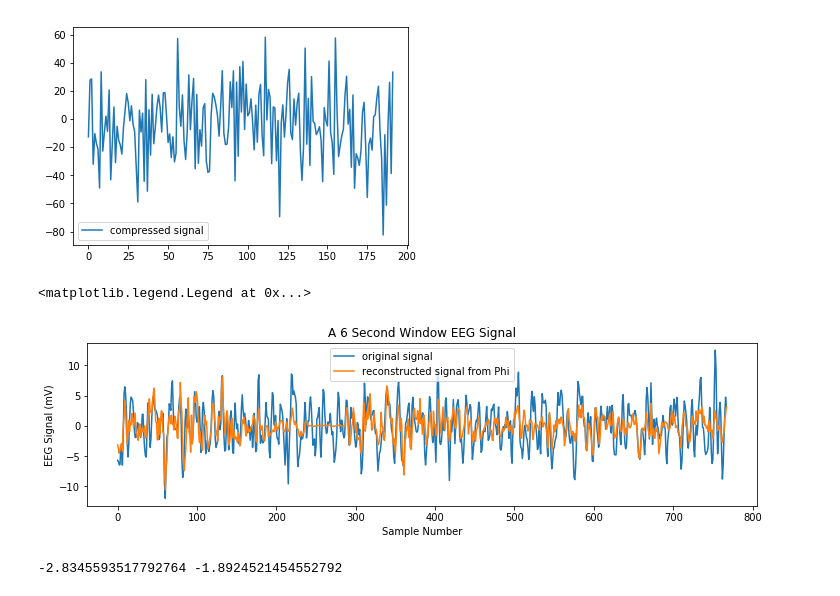
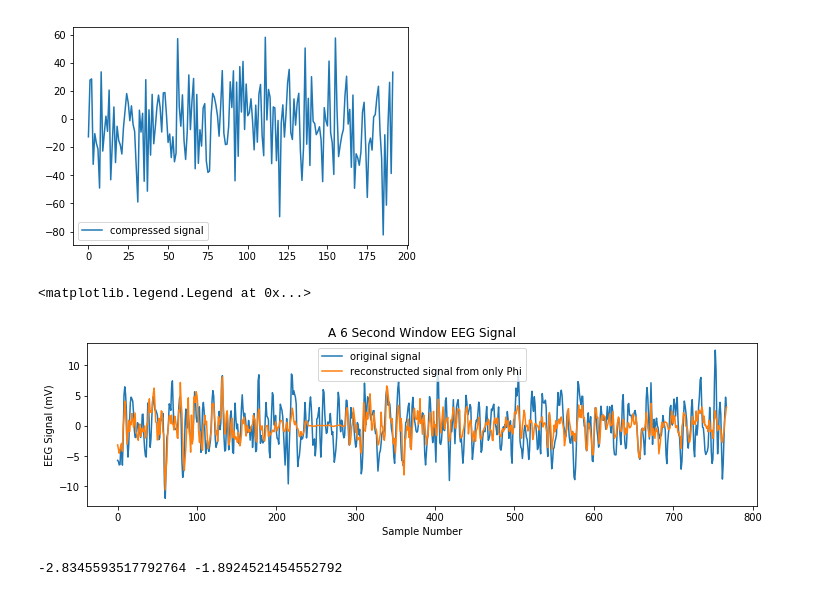
Before and after one commit to rmoughan/Compressive_Sensing_EEG_BMI, a Jupyter notebook: DCT_CompressiveSensing.ipynb, the cells around one changed output. Saved outputs shown, nothing was run; the diff lists cells and outputs as text; code cells hidden in the pictures.

```diff
--- a/DCT_CompressiveSensing.ipynb
+++ b/DCT_CompressiveSensing.ipynb
@@ -301,19 +308,19 @@ plt.legend()
 # %%
 #reconstruction from just Phi?:
 clf = bo(verbose=1, learn_type=1, learn_lambda=2,
          prune_gamma=-1, epsilon=1e-8, max_iters=16)
 x3 = clf.fit_transform(Phi, y)
 
 plt.figure(figsize=(12,3))
 plt.plot(x, label='original signal')
-plt.plot(x3, label='reconstructed signal from Phi')
+plt.plot(x3, label='reconstructed signal from only Phi')
 plt.ylabel("EEG Signal (mV)")
 plt.xlabel("Sample Number")
 plt.title("A 6 Second Window EEG Signal");
 plt.legend()
 # %% [output]
 <matplotlib.legend.Legend at 0x...>
-[figure, old version]
+[figure, new version]
 # %%
 mse_1 = 10*np.log10((lp.norm(x - x2)**2)/lp.norm(x)**2)
 mse_2 = 10*np.log10((lp.norm(x - x3)**2)/lp.norm(x)**2)
```
Also changed, not shown: parts of 34 cells of this notebook.
